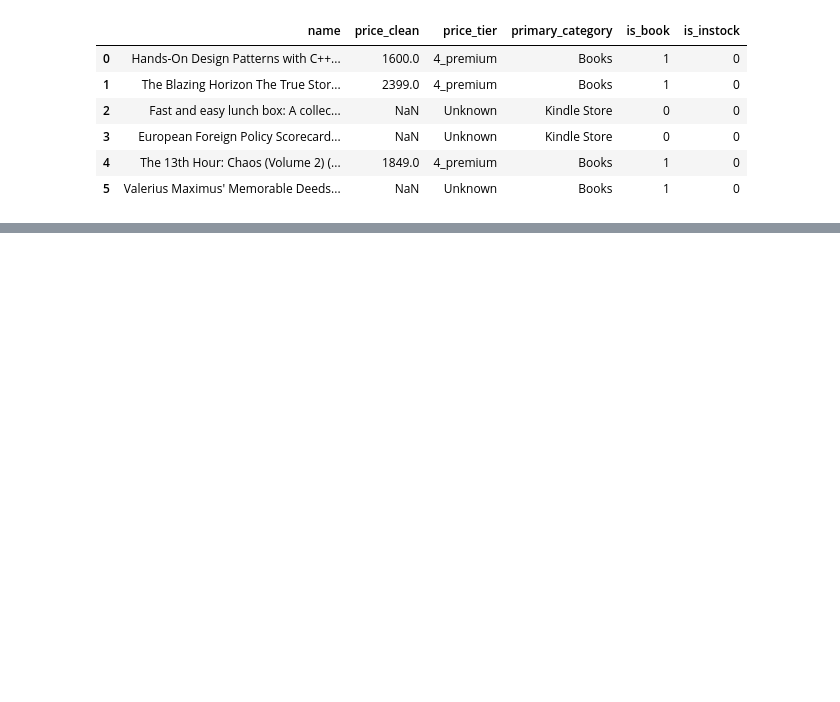
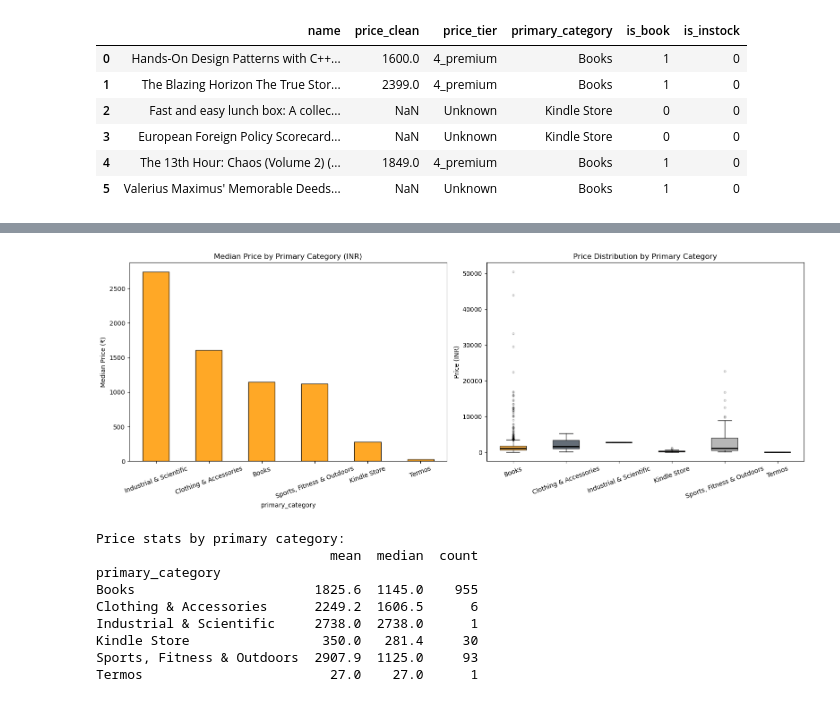
Before and after one commit to Karol-JanethGV/9AIEVND-ADND-Practicas-230323-2, a Jupyter notebook: Practica04/Practica04_230323.ipynb, the cells around one changed output, grey strips where cells are left out. Saved outputs shown, nothing was run; the diff lists cells and outputs as text; code cells hidden in the pictures; blank space fills up the shorter version.

```diff
--- a/Practica04/Practica04_230323.ipynb
+++ b/Practica04/Practica04_230323.ipynb
@@ -337,0 +496,49 @@ Unknown      352
+# %%
+# Price by primary category
+fig, axes = plt.subplots(1, 2, figsize=(16, 6))
+
+cat_price = df_priced.groupby('primary_category')['price_clean'].agg(['mean','median','count']).round(1)
+cat_price['median'].sort_values(ascending=False).plot.bar(
+    ax=axes[0], color='#FF9900', edgecolor='black', alpha=0.85)
+axes[0].set_title('Median Price by Primary Category (INR)')
+axes[0].set_ylabel('Median Price (₹)')
+axes[0].tick_params(axis='x', rotation=20)
+
+# Boxplot
+cat_groups = [df_priced[df_priced['primary_category']==c]['price_clean'].dropna()
+              for c in cat_price.index]
+
+bp = axes[1].boxplot(
+    cat_groups,
+    tick_labels=cat_price.index,  # ← cambio aquí
+    patch_artist=True,
+    medianprops=dict(color='black', lw=2),
+    flierprops=dict(marker='o', markersize=3, alpha=0.3)
+)
+
+colors_cat = ['#FF9900','#232F3E','#146EB4','#E47911','#999']
+
+for patch, color in zip(bp['boxes'], colors_cat):
+    patch.set_facecolor(color)
+    patch.set_alpha(0.7)
+
+axes[1].set_title('Price Distribution by Primary Category')
+axes[1].set_ylabel('Price (INR)')
+axes[1].tick_params(axis='x', rotation=20)
+
+plt.tight_layout()
+plt.show()
+
+print('Price stats by primary category:')
+print(cat_price.to_string())
+# %% [output]
+[figure, added]
+Price stats by primary category:
+                              mean  median  count
+primary_category
+Books                       1825.6  1145.0    955
+Clothing & Accessories      2249.2  1606.5      6
+Industrial & Scientific     2738.0  2738.0      1
+Kindle Store                 350.0   281.4     30
+Sports, Fitness & Outdoors  2907.9  1125.0     93
+Termos                        27.0    27.0      1
```
Also changed, not shown: parts of 20 cells of this notebook.
